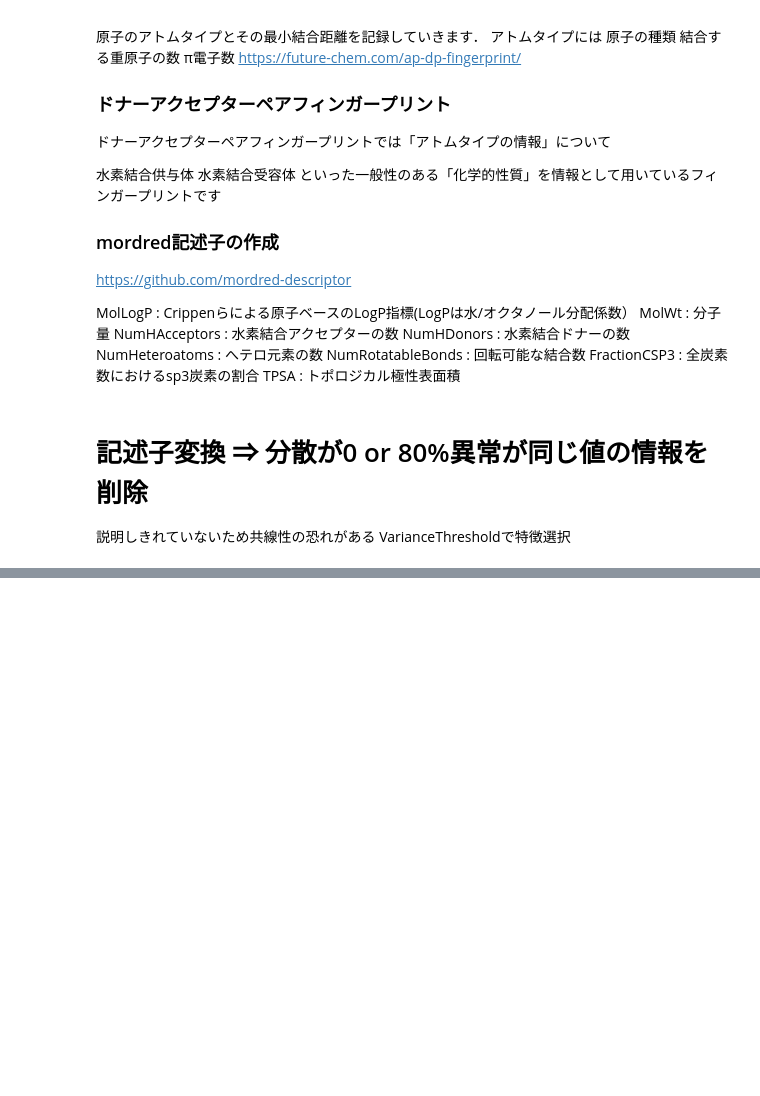
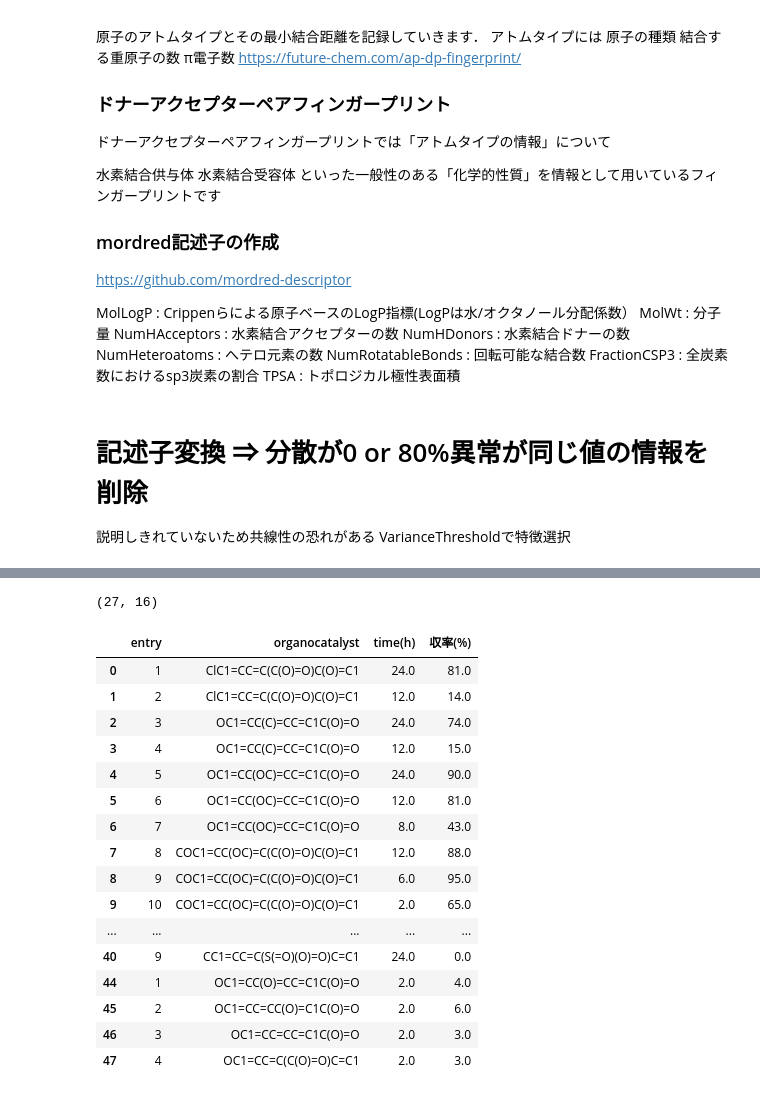
Before and after one commit to wwwyo/lab, a Jupyter notebook: build_descriptor.ipynb, the cells around one changed output, grey strips where cells are left out. Drawn from its saved outputs; the diff is of its cells as text; code cells hidden in the pictures; blank space fills up the shorter version.

```diff
--- a/build_descriptor.ipynb
+++ b/build_descriptor.ipynb
@@ -47,3 +47,7 @@ AcOH(mol%)              0
 収率(%)                   0
 dtype: int64
 |  | entry | R1- | R2 | organocatalyst | organocatalyst(mol%) | solvent | under | temp(℃) | time(h) | ... |
+# %%
+# organocatalyst = '-'のデータ削除
+df = df[df['organocatalyst'] != '-']
+df['organocatalyst'] == '-'
@@ -148,0 +166,3 @@ def scaling(df, scaling_columns):
+# %%
+scaling_columns = ['organocatalyst(mol%)','temp(℃)','time(h)']
+df_scaled = scaling(df, scaling_columns)
@@ -326,0 +391,29 @@ new_shape:  (123, 1728)
+# %%
+df_method2 = df_scaled[df_scaled['R1-'] == '[*]C1=CC=CC=C1']
+df_method2 = df_method2[df_method2['R2_H'] == 1]
+df_method2 = df_method2[df_method2['solvent_toluene'] == 1]
+df_method2.shape
+# %% [output]
+(27, 16)
+# %%
+df_method2_ = df_method2.drop(columns=['R1-', 'R2_C', 'R2_H', 'solvent_CH3CN', 'solvent_DMF', 'solvent_MeCN', 'solvent_MeOH', 'solvent_toluene', 'under_O2', 'under_air','organocatalyst(mol%)', 'temp(℃)'])
+# %%
+df_method2_
+# %% [output]
+|  | entry | organocatalyst | time(h) | 収率(%) |
+| 0 | 1 | ClC1=CC=C(C(O)=O)C(O)=C1 | 24.0 | 81.0 |
+| 1 | 2 | ClC1=CC=C(C(O)=O)C(O)=C1 | 12.0 | 14.0 |
+| 2 | 3 | OC1=CC(C)=CC=C1C(O)=O | 24.0 | 74.0 |
+| 3 | 4 | OC1=CC(C)=CC=C1C(O)=O | 12.0 | 15.0 |
+| 4 | 5 | OC1=CC(OC)=CC=C1C(O)=O | 24.0 | 90.0 |
+| 5 | 6 | OC1=CC(OC)=CC=C1C(O)=O | 12.0 | 81.0 |
+| 6 | 7 | OC1=CC(OC)=CC=C1C(O)=O | 8.0 | 43.0 |
+| 7 | 8 | COC1=CC(OC)=C(C(O)=O)C(O)=C1 | 12.0 | 88.0 |
+| 8 | 9 | COC1=CC(OC)=C(C(O)=O)C(O)=C1 | 6.0 | 95.0 |
+| 9 | 10 | COC1=CC(OC)=C(C(O)=O)C(O)=C1 | 2.0 | 65.0 |
+| ... | ... | ... | ... | ... |
+| 40 | 9 | CC1=CC=C(S(=O)(O)=O)C=C1 | 24.0 | 0.0 |
+| 44 | 1 | OC1=CC(O)=CC=C1C(O)=O | 2.0 | 4.0 |
+| 45 | 2 | OC1=CC=CC(O)=C1C(O)=O | 2.0 | 6.0 |
+| 46 | 3 | OC1=CC=CC=C1C(O)=O | 2.0 | 3.0 |
+| 47 | 4 | OC1=CC=C(C(O)=O)C=C1 | 2.0 | 3.0 |
```
Also changed, not shown: parts of 15 cells of this notebook, 14 other files.
